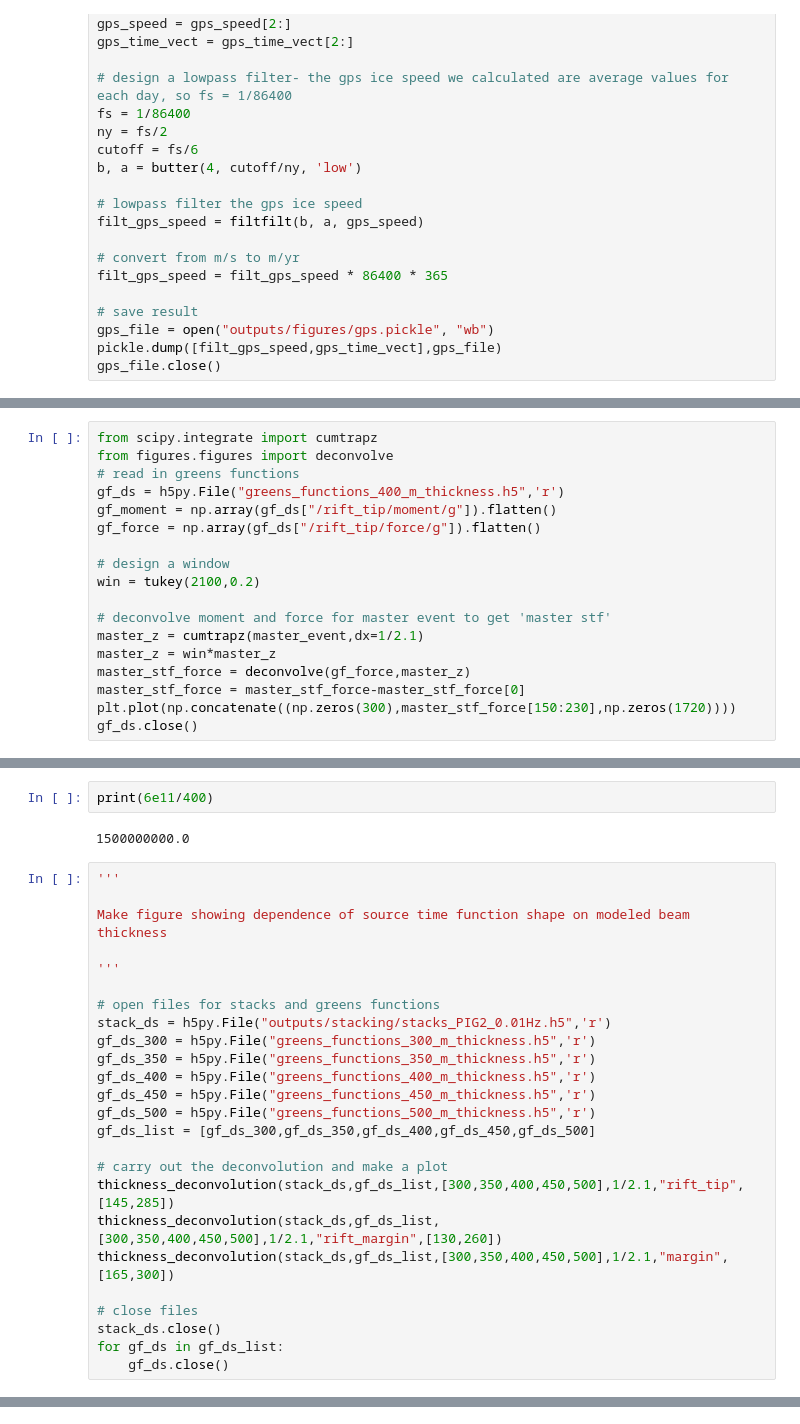
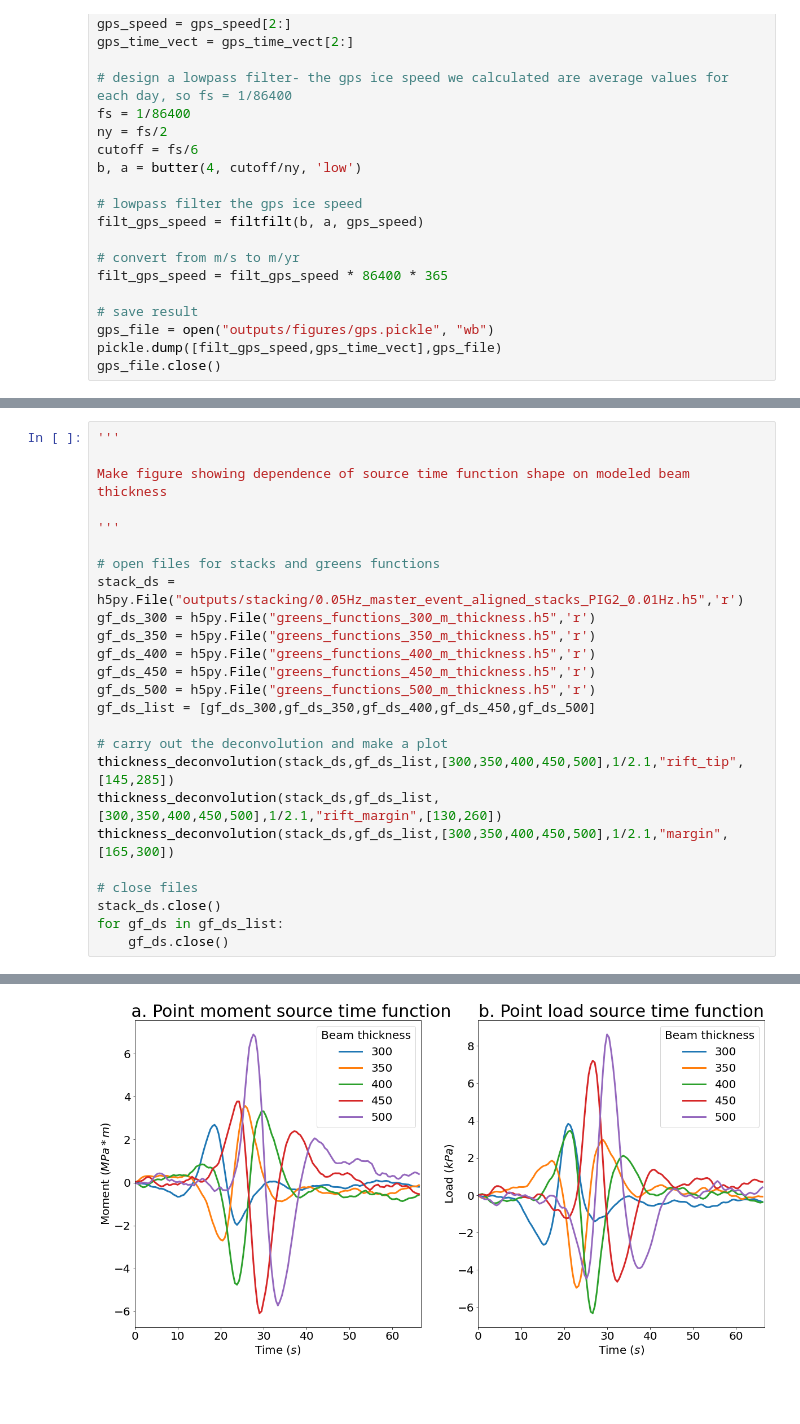
Before and after one commit to stepholinger/rift_detection_location, a Jupyter notebook: riftquake_analysis.ipynb, the cells around one changed output, grey strips where cells are left out. Cells and saved outputs as stored; diff of their text form; blank space fills up the shorter version.

```diff
--- a/riftquake_analysis.ipynb
+++ b/riftquake_analysis.ipynb
@@ -889,18 +775,0 @@ gf_ds.close()
-# %%
-from scipy.integrate import cumtrapz
-from figures.figures import deconvolve
-# read in greens functions
-gf_ds = h5py.File("greens_functions_400_m_thickness.h5",'r')
-gf_moment = np.array(gf_ds["/rift_tip/moment/g"]).flatten()
-gf_force = np.array(gf_ds["/rift_tip/force/g"]).flatten()
-
-# design a window
-win = tukey(2100,0.2)
-
-# deconvolve moment and force for master event to get 'master stf'
-master_z = cumtrapz(master_event,dx=1/2.1)
-master_z = win*master_z
-master_stf_force = deconvolve(gf_force,master_z)
-master_stf_force = master_stf_force-master_stf_force[0]
-plt.plot(np.concatenate((np.zeros(300),master_stf_force[150:230],np.zeros(1720))))
-gf_ds.close()
@@ -914,7 +776,3 @@ plt.plot(master_event)
-# %%
-print(6e11/400)
-# %% [output]
-1500000000.0
 # %%
 '''
 
@@ -923,7 +781,7 @@ Make figure showing dependence of source time function shape on modeled beam thi
 '''
 
 # open files for stacks and greens functions
-stack_ds = h5py.File("outputs/stacking/stacks_PIG2_0.01Hz.h5",'r')
+stack_ds = h5py.File("outputs/stacking/0.05Hz_master_event_aligned_stacks_PIG2_0.01Hz.h5",'r')
 gf_ds_300 = h5py.File("greens_functions_300_m_thickness.h5",'r')
 gf_ds_350 = h5py.File("greens_functions_350_m_thickness.h5",'r')
 gf_ds_400 = h5py.File("greens_functions_400_m_thickness.h5",'r')
@@ -940,3 +798,4 @@ thickness_deconvolution(stack_ds,gf_ds_list,[300,350,400,450,500],1/2.1,"margin"
 stack_ds.close()
 for gf_ds in gf_ds_list:
     gf_ds.close()
+# %% [output]
@@ -942,0 +819 @@ for gf_ds in gf_ds_list:
+[figure, added]
```
Also changed, not shown: parts of 9 cells of this notebook, 1 other file.
